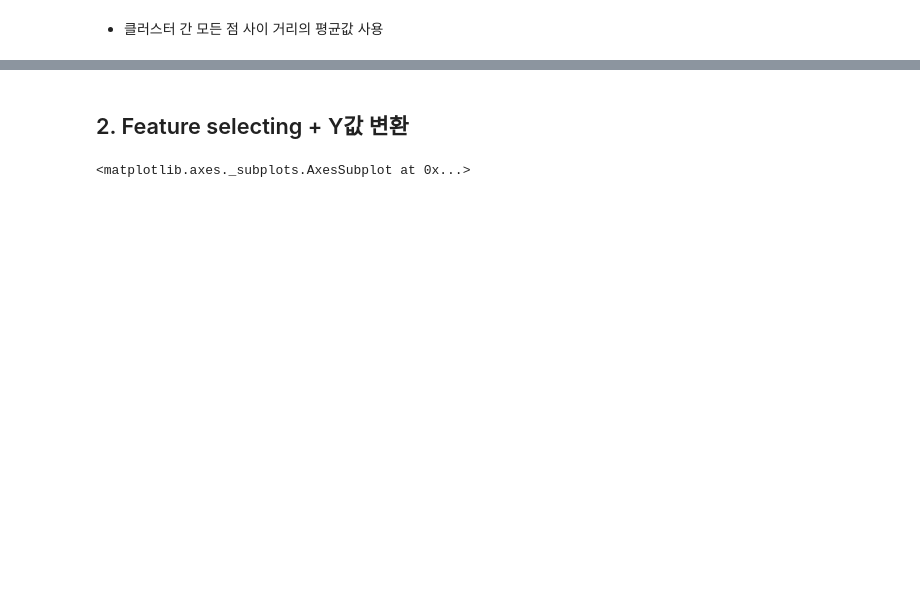
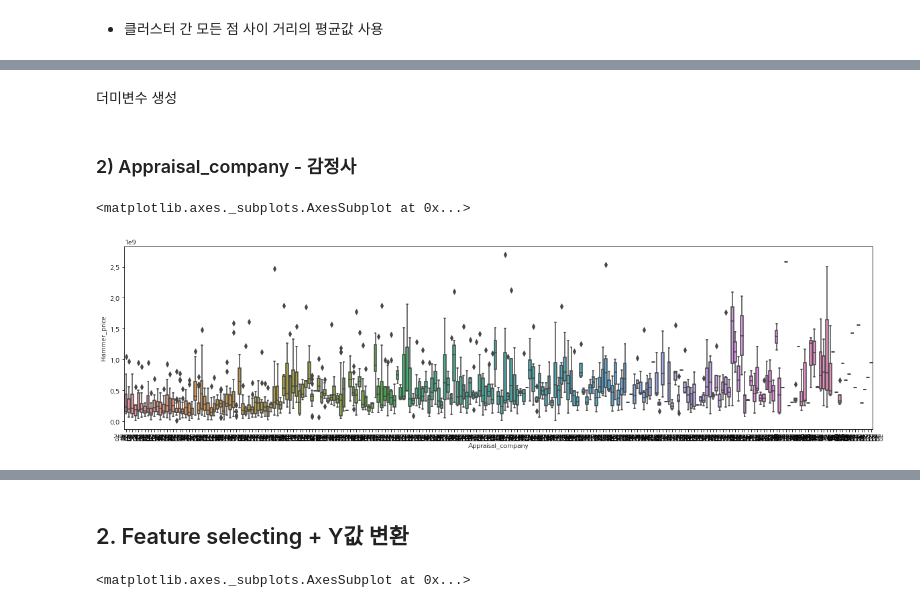
Before and after one commit to whdbfla6/ESC-21SPRING-FINAL, a Jupyter notebook: EDA/pre_EDA.ipynb, the cells around one changed output, grey strips where cells are left out. Drawn from its saved outputs; the diff is of its cells as text; code cells hidden in the pictures; blank space fills up the shorter version.

```diff
--- a/EDA/pre_EDA.ipynb
+++ b/EDA/pre_EDA.ipynb
@@ -144,0 +165,7 @@ c4 = df.iloc[[12,27,8,2,7,22,28,37,38,31,17,24,25,29]]['addr_si']
+# %%
+from sklearn.cluster import AgglomerativeClustering
+
+cluster = AgglomerativeClustering(n_clusters=4, linkage='average')
+pred = cluster.fit_predict(df.iloc[:,:-1])
+# %%
+df['addr_si_cluster'] = pred
@@ -144,0 +177,16 @@ c4 = df.iloc[[12,27,8,2,7,22,28,37,38,31,17,24,25,29]]['addr_si']
+# %%
+data = pd.merge(data,df[['addr_si','addr_si_cluster']],how='left',on ='addr_si')
+# %% [markdown]
+더미변수 생성
+# %%
+data = data.join(pd.get_dummies(data['addr_si_cluster'],prefix='ad_si'))
+# %% [markdown]
+### 2) Appraisal_company - 감정사
+# %%
+figure,ax1 = plt.subplots()
+figure.set_size_inches(20,5)
+
+sns.boxplot(x='Appraisal_company',y='Hammer_price',data=data)
+# %% [output]
+<matplotlib.axes._subplots.AxesSubplot at 0x...>
+[figure, added]
```
Also changed, not shown: parts of 34 cells of this notebook.
